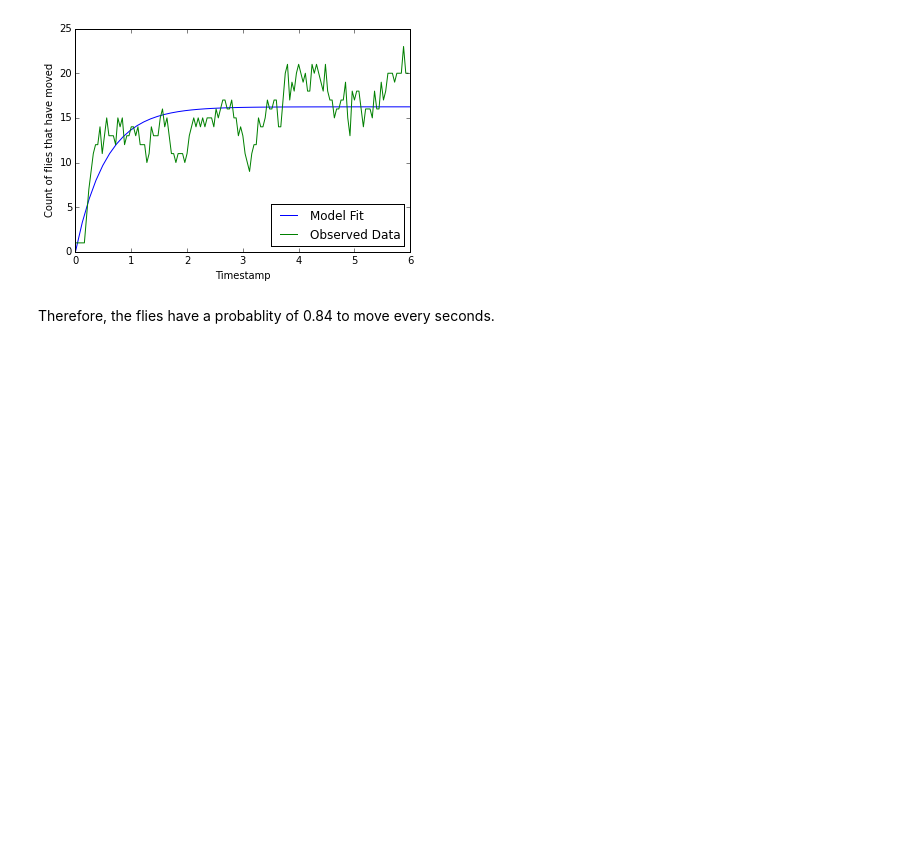
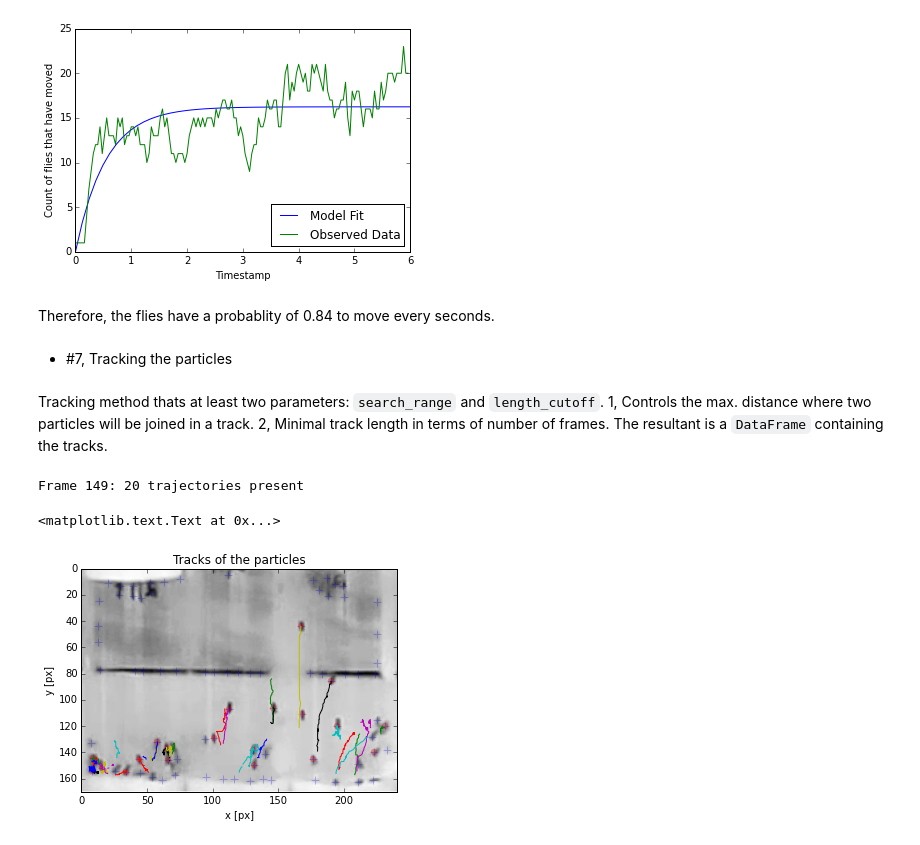
Before and after one commit to ctzhu/vial_detector, a Jupyter notebook: examples/Workflow_example.ipynb, the cells around one changed output. Cells and saved outputs as stored; diff of their text form; code cells hidden in the pictures; blank space fills up the shorter version.

Commit message:
Add the tracking method to the examples

```diff
--- a/examples/Workflow_example.ipynb
+++ b/examples/Workflow_example.ipynb
@@ -139,3 +139,23 @@ plt.legend(loc=4)
 [figure]
 # %% [markdown]
 Therefore, the flies have a probablity of 0.84 to move every seconds.
+# %% [markdown]
+* #7, Tracking the particles
+# %% [markdown]
+Tracking method thats at least two parameters: `search_range` and `length_cutoff`.  1, Controls the max. distance where two particles will be joined in a track. 2, Minimal track length in terms of number of frames.
+The resultant is a `DataFrame` containing the tracks.
+# %%
+tracks = D.particle_tracking(5, 25, memory=5)
+# %% [output]
+Frame 149: 20 trajectories present
+# %%
+ax = plt.subplot(111)
+D.diagnostic_plot(-1, ax=ax)
+tp.plot_traj(tracks, ax=ax)
+ax.set_xlim(0, D.img_stack[-1].shape[-1])
+ax.set_ylim(0, D.img_stack[-1].shape[0])
+ax.invert_yaxis()
+plt.title('Tracks of the particles')
+# %% [output]
+<matplotlib.text.Text at 0x...>
+[figure, added]
```
Also changed, not shown: parts of 4 cells of this notebook.
